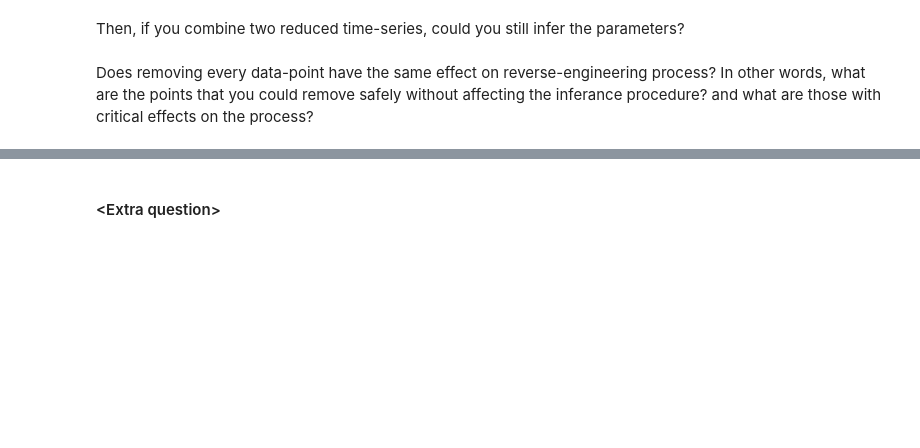
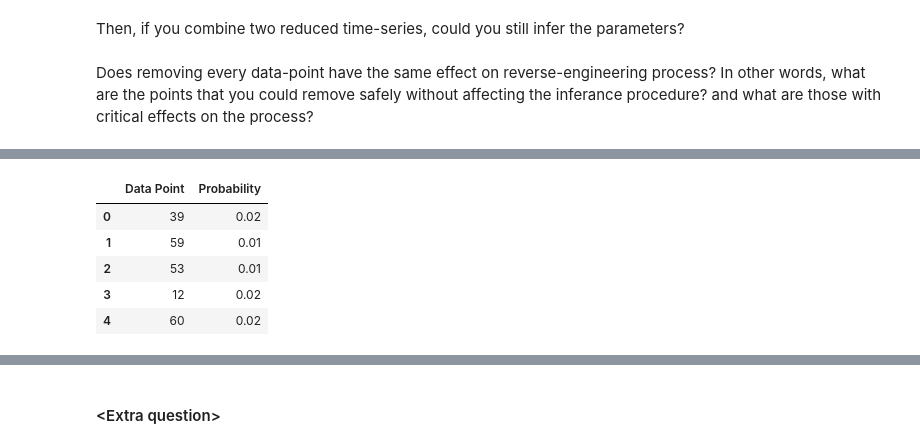
Before and after one commit to jonas4climate/ss-assignment-3, a Jupyter notebook: CalvinLaw_11306734_RaymondZhang_14865904_JonasSchaefer_14039982_3.ipynb, the cells around one changed output, grey strips where cells are left out. Drawn from its saved outputs; the diff is of its cells as text; code cells hidden in the pictures; blank space fills up the shorter version.

```diff
--- a/CalvinLaw_11306734_RaymondZhang_14865904_JonasSchaefer_14039982_3.ipynb
+++ b/CalvinLaw_11306734_RaymondZhang_14865904_JonasSchaefer_14039982_3.ipynb
@@ -439 +461,24 @@ importance_df.head(20)
+# %%
+from collections import Counter
+import pandas as pd
+
+# Flatten the list of MSEs
+flat_mse_list = [item for sublist in mse_list for item in sublist]
+
+# Count the frequency of each data point
+data_point_frequencies = Counter([datapoint for datapoint, mse in flat_mse_list])
+total_entries = len(flat_mse_list)
+probability_distribution = {datapoint: freq / total_entries for datapoint, freq in data_point_frequencies.items()}
+
+# Create Dataframe
+probability_df = pd.DataFrame(list(probability_distribution.items()), columns=['Data Point', 'Probability'])
+
+probability_df.head()
+# %% [output]
+|  | Data Point | Probability |
+| 0 | 39 | 0.02 |
+| 1 | 59 | 0.01 |
+| 2 | 53 | 0.01 |
+| 3 | 12 | 0.02 |
+| 4 | 60 | 0.02 |
 # %%
```
Also changed, not shown: parts of 4 cells of this notebook.
